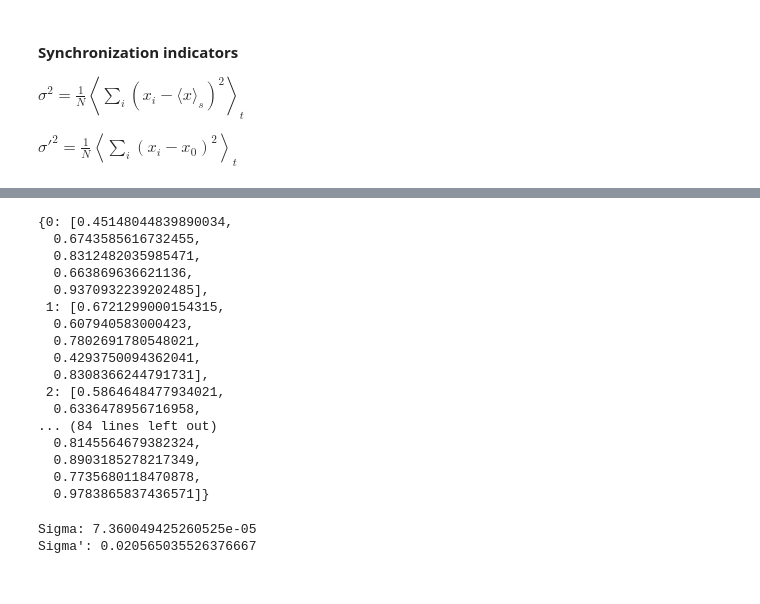
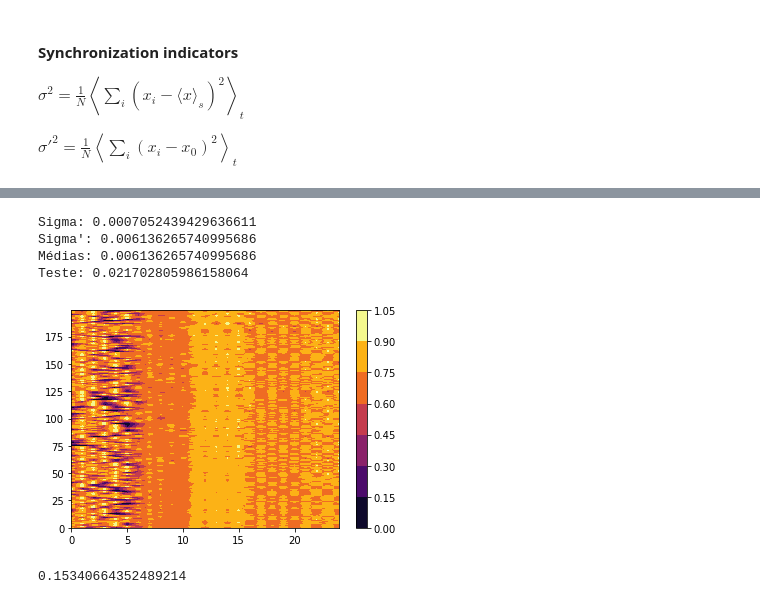
Before and after one commit to ricardotetti/Chaotic_Logistic_Maps, a Jupyter notebook: Chaotic Logistic Map-Certo.ipynb, the cells around one changed output, grey strips where cells are left out. Cells and saved outputs as stored; diff of their text form; code cells hidden in the pictures.

```diff
--- a/Chaotic Logistic Map-Certo.ipynb
+++ b/Chaotic Logistic Map-Certo.ipynb
@@ -172,29 +174,32 @@ array([[0., 1., 1., 1., 1., 1., 0., 0., 0., 1., 1., 1., 1., 1., 0., 0.,
-# %%
-mapas
-# %% [output]
-{0: [0.45148044839890034,
-  0.6743585616732455,
-  0.8312482035985471,
-  0.663869636621136,
-  0.9370932239202485],
- 1: [0.6721299000154315,
-  0.607940583000423,
-  0.7802691780548021,
-  0.4293750094362041,
-  0.8308366244791731],
- 2: [0.5864648477934021,
-  0.6336478956716958,
-... (84 lines left out)
-  0.8145564679382324,
-  0.8903185278217349,
-  0.7735680118470878,
-  0.9783865837436571]}
 # %%
 print("Sigma:",log.Sigma())
 print("Sigma':",log.Sigma_line())
+print("Médias:", log.Medias())
+print("Teste:", log.Teste())
 # %% [output]
-Sigma: 7.360049425260525e-05
-Sigma': 0.020565035526376667
+Sigma: 0.0007052439429636611
+Sigma': 0.006136265740995686
+Médias: 0.006136265740995686
+Teste: 0.021702805986158064
+# %%
+individuais = []
+numeros=[]
+for j in range(len(mapas)):
+    individuais.append(mapas[j])
+    numeros.append(j)
+#plotar os estados finais
+# plt.plot(finais)
+CS = plt.contourf(individuais,vmin=0, vmax=1, cmap = "inferno")
+cbar = plt.colorbar(CS)
+# %% [output]
+[figure, added]
+# %%
+finais = []
+for j in range(len(mapas)):
+    finais.append((mapas[j][T-1]-mapas[j][0])**2)
+np.mean(finais)
+# %% [output]
+0.15340664352489214
 # %%
 matrix_sigmas = []
 matrix_sigmas_line = []
```
Also changed, not shown: parts of 7 cells of this notebook, 6 other files.
